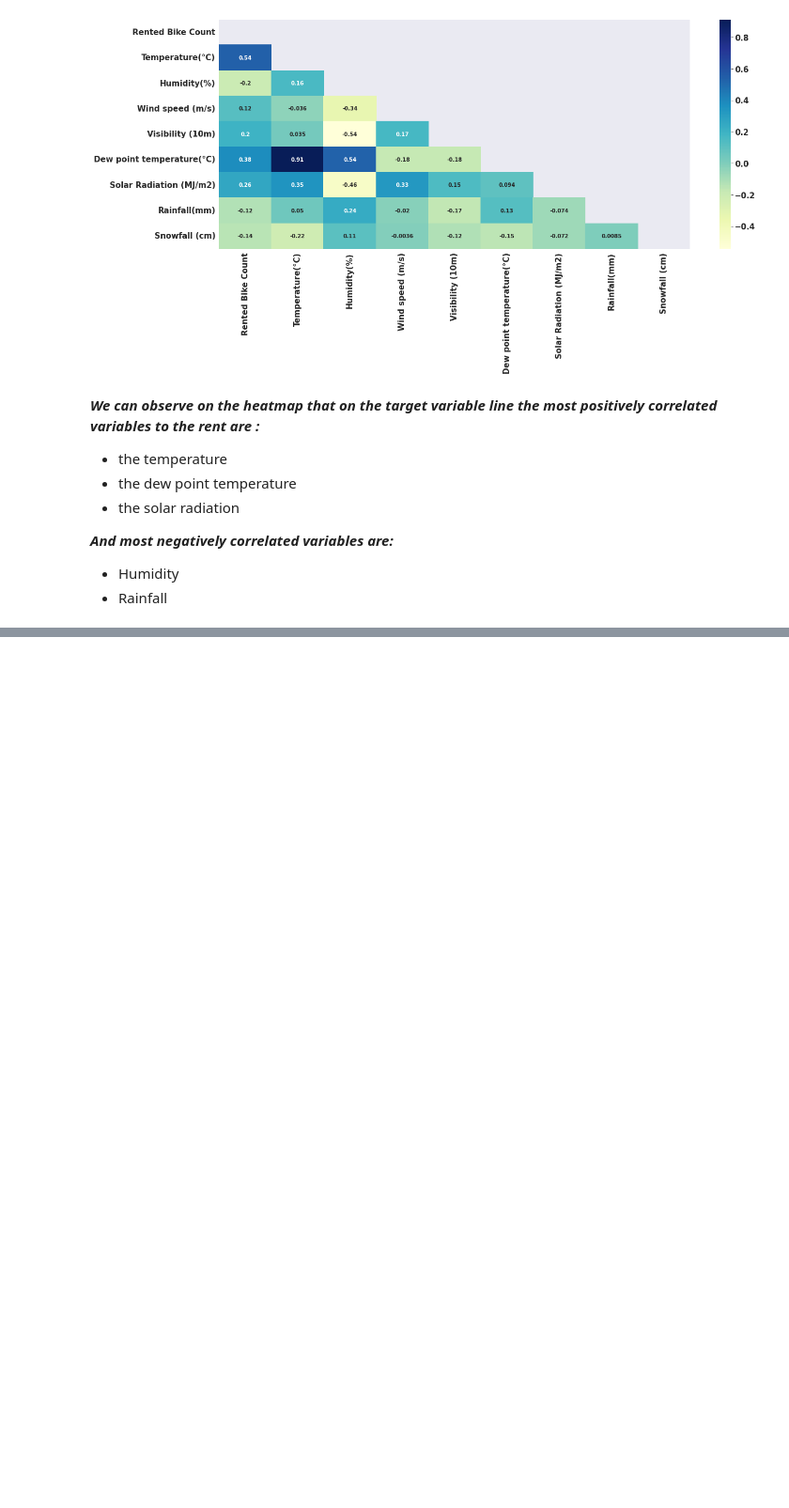
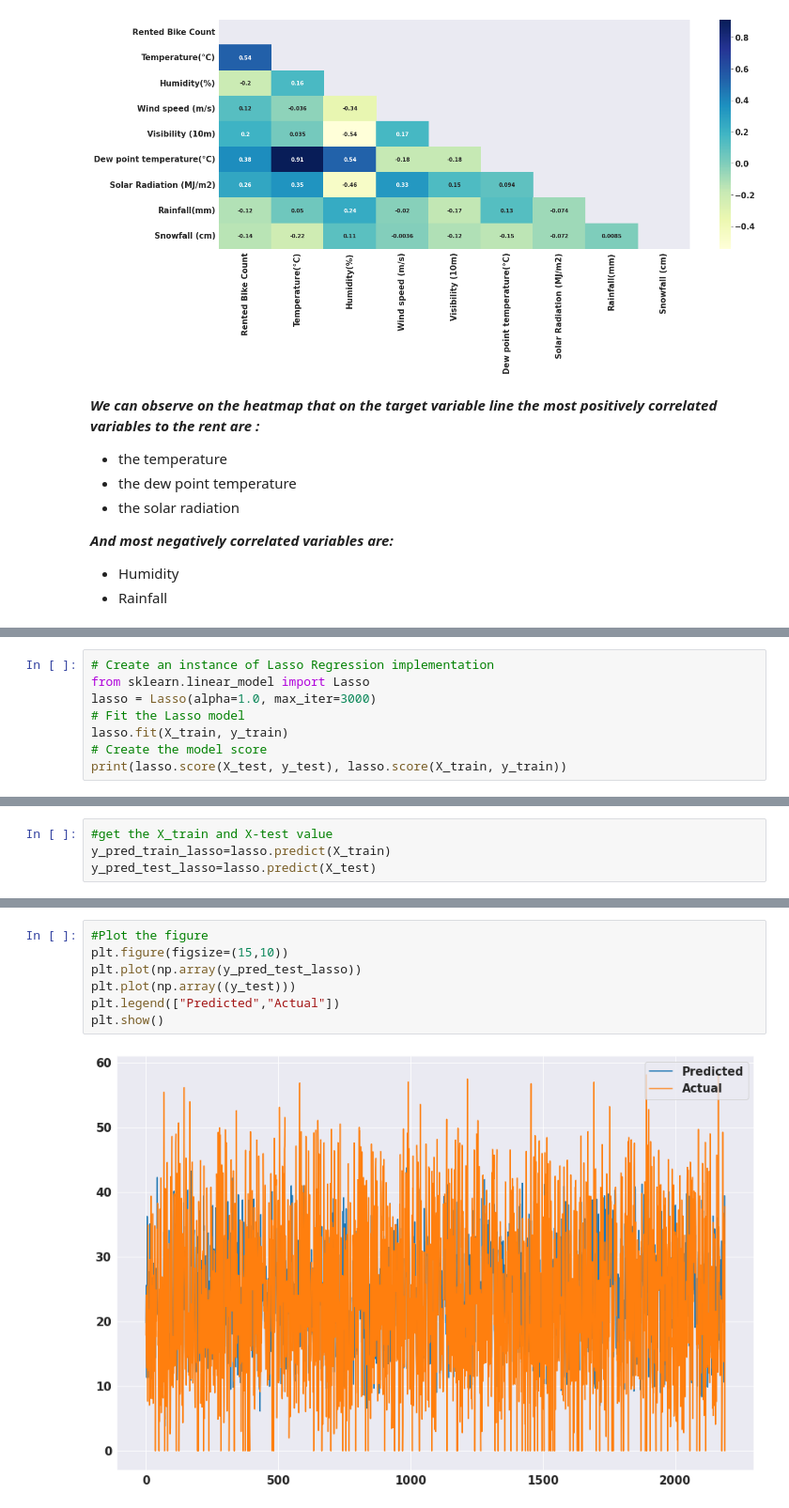
Before and after one commit to yashwany/Bike-Sharing-Demand-Prediction, a Jupyter notebook: Capstone_project_Bike_Sharing_Demand_Prediction.ipynb, the cells around one changed output, grey strips where cells are left out. Shown at 94% size. Cells and saved outputs as stored; diff of their text form; blank space fills up the shorter version.

```diff
--- a/Capstone_project_Bike_Sharing_Demand_Prediction.ipynb
+++ b/Capstone_project_Bike_Sharing_Demand_Prediction.ipynb
@@ -846,0 +1116,8 @@ sns.heatmap((correlation),mask=mask, annot=True,cmap='YlGnBu')
+# %%
+# Create an instance of Lasso Regression implementation
+from sklearn.linear_model import Lasso
+lasso = Lasso(alpha=1.0, max_iter=3000)
+# Fit the Lasso model
+lasso.fit(X_train, y_train)
+# Create the model score
+print(lasso.score(X_test, y_test), lasso.score(X_train, y_train))
@@ -846,0 +1126,4 @@ sns.heatmap((correlation),mask=mask, annot=True,cmap='YlGnBu')
+# %%
+#get the X_train and X-test value
+y_pred_train_lasso=lasso.predict(X_train)
+y_pred_test_lasso=lasso.predict(X_test)
@@ -846,0 +1210,9 @@ sns.heatmap((correlation),mask=mask, annot=True,cmap='YlGnBu')
+# %%
+#Plot the figure
+plt.figure(figsize=(15,10))
+plt.plot(np.array(y_pred_test_lasso))
+plt.plot(np.array((y_test)))
+plt.legend(["Predicted","Actual"])
+plt.show()
+# %% [output]
+[figure, added]
```
Also changed, not shown: parts of 84 cells of this notebook.
